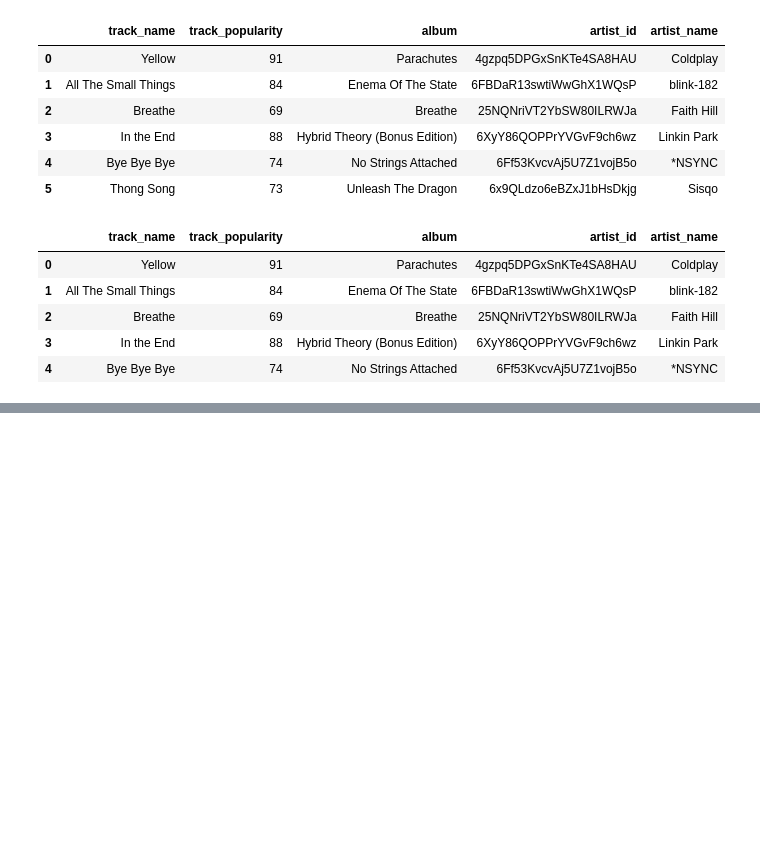
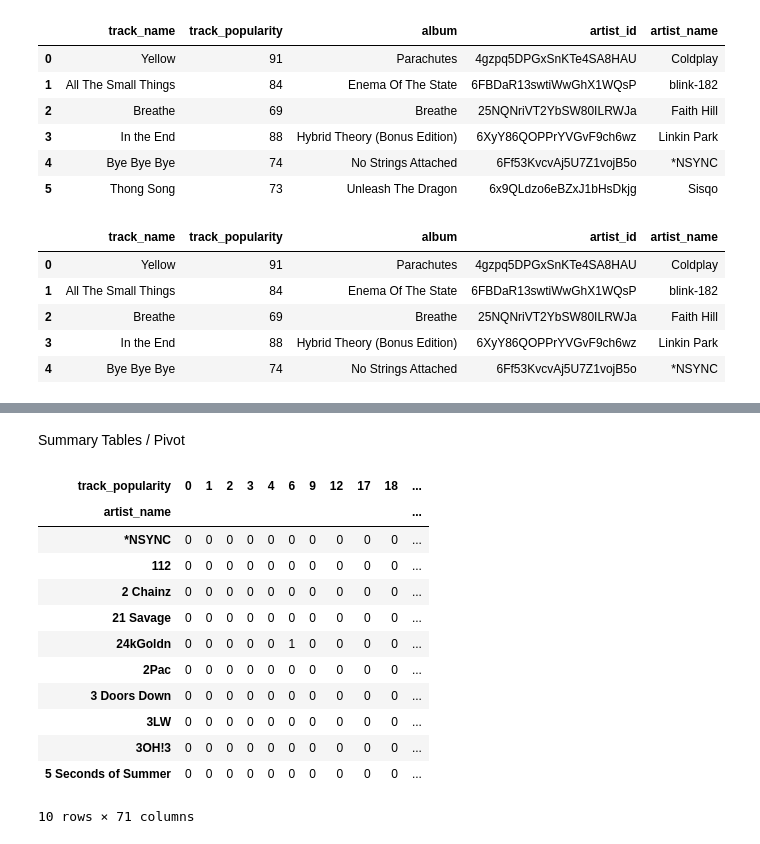
Before and after one commit to zayazaku/data_analysis, a Jupyter notebook: Spotify.ipynb, the cells around one changed output, grey strips where cells are left out. Saved outputs shown, nothing was run; the diff lists cells and outputs as text; code cells hidden in the pictures; blank space fills up the shorter version.

```diff
--- a/Spotify.ipynb
+++ b/Spotify.ipynb
@@ -250,0 +332,19 @@ df.iloc[0:5, 3:8]
+# %% [markdown]
+Summary Tables / Pivot
+# %%
+#crosstab
+pd.crosstab(df['artist_name'], df['track_popularity']).head(10)
+# %% [output]
+| track_popularity | 0 | 1 | 2 | 3 | 4 | 6 | 9 | 12 | 17 | 18 | ... |
+| artist_name |  |  |  |  |  |  |  |  |  |  | ... |
+| *NSYNC | 0 | 0 | 0 | 0 | 0 | 0 | 0 | 0 | 0 | 0 | ... |
+| 112 | 0 | 0 | 0 | 0 | 0 | 0 | 0 | 0 | 0 | 0 | ... |
+| 2 Chainz | 0 | 0 | 0 | 0 | 0 | 0 | 0 | 0 | 0 | 0 | ... |
+| 21 Savage | 0 | 0 | 0 | 0 | 0 | 0 | 0 | 0 | 0 | 0 | ... |
+| 24kGoldn | 0 | 0 | 0 | 0 | 0 | 1 | 0 | 0 | 0 | 0 | ... |
+| 2Pac | 0 | 0 | 0 | 0 | 0 | 0 | 0 | 0 | 0 | 0 | ... |
+| 3 Doors Down | 0 | 0 | 0 | 0 | 0 | 0 | 0 | 0 | 0 | 0 | ... |
+| 3LW | 0 | 0 | 0 | 0 | 0 | 0 | 0 | 0 | 0 | 0 | ... |
+| 3OH!3 | 0 | 0 | 0 | 0 | 0 | 0 | 0 | 0 | 0 | 0 | ... |
+| 5 Seconds of Summer | 0 | 0 | 0 | 0 | 0 | 0 | 0 | 0 | 0 | 0 | ... |
+10 rows × 71 columns
```
Also changed, not shown: parts of 20 cells of this notebook.
